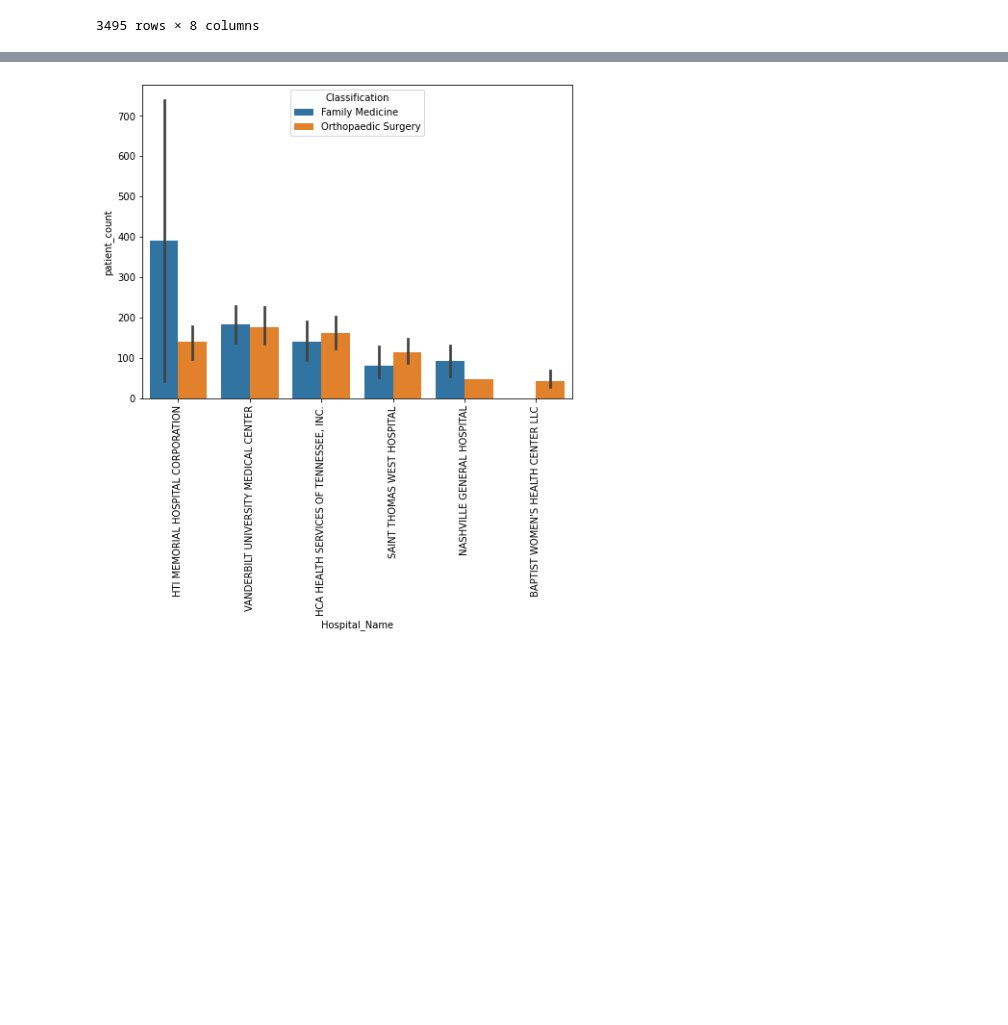
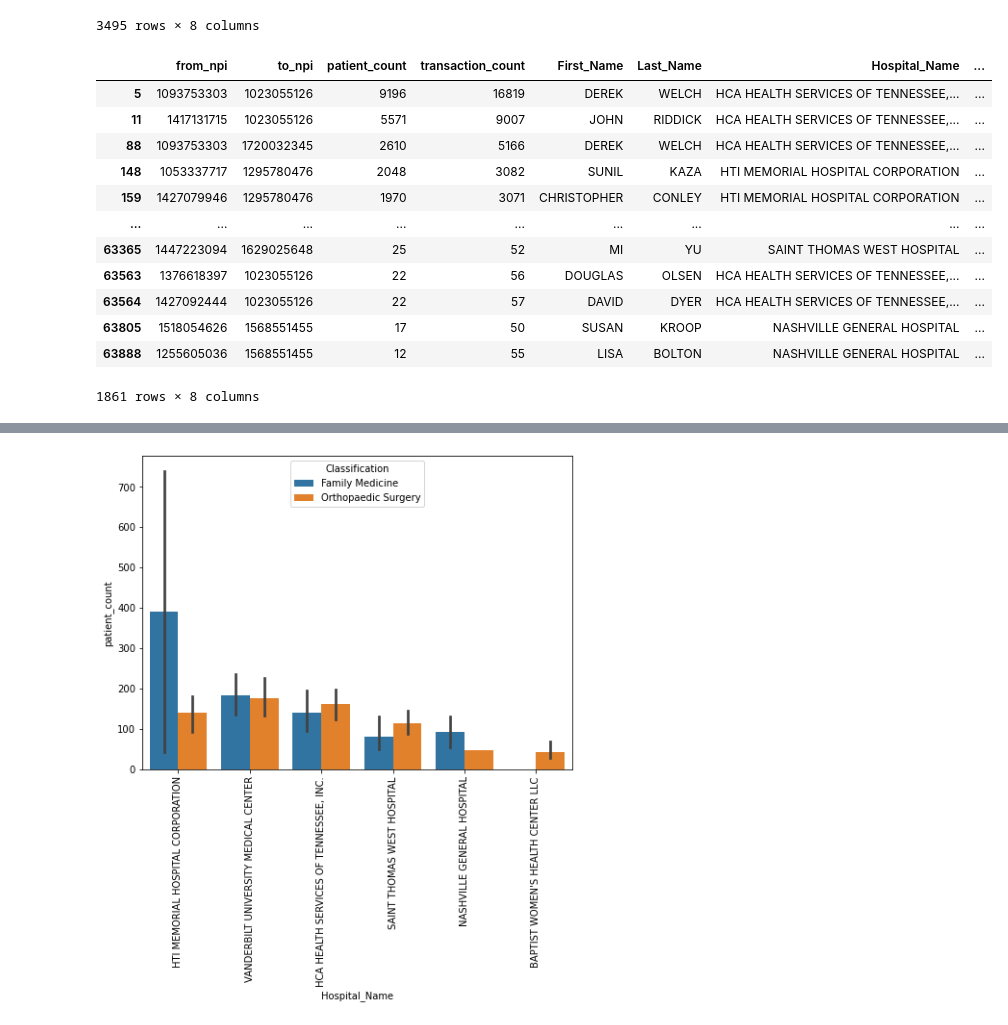
Before and after one commit to nss-data-science-cohort-6/hop_team-double-eagle-ii, a Jupyter notebook: Analysis -- v1.ipynb, the cells around one changed output, grey strips where cells are left out. Cells and saved outputs as stored; diff of their text form; code cells hidden in the pictures; blank space fills up the shorter version.

```diff
--- a/Analysis -- v1.ipynb
+++ b/Analysis -- v1.ipynb
@@ -241,3 +227,26 @@ Nash_NPI
 | 63888 | 1255605036 | 1568551455 | 12 | 55 | LISA | BOLTON | NASHVILLE GENERAL HOSPITAL | ... |
 | 63893 | 1508060872 | 1558408633 | 12 | 154 | LAWRENCE | GAINES | VANDERBILT UNIVERSITY MEDICAL CENTER | ... |
 3495 rows × 8 columns
+# %%
+Nash_NPI_Minus_Vandy = specialist_test[specialist_test.Hospital_Name.isin(['HCA HEALTH SERVICES OF TENNESSEE, INC.',
+       'HTI MEMORIAL HOSPITAL CORPORATION', 'SAINT THOMAS WEST HOSPITAL',
+       'NASHVILLE GENERAL HOSPITAL', "BAPTIST WOMEN'S HEALTH CENTER LLC",
+       'SELECT SPECIALTY HOSPITAL - NASHVILLE LLC', 'SETON CORPORATION',
+       'CURAHEALTH NASHVILLE, LLC',
+       'STATE OF TENNESSEE STATE F&A PAYROLL'])]
+
+Nash_NPI_Minus_Vandy
+# %% [output]
+|  | from_npi | to_npi | patient_count | transaction_count | First_Name | Last_Name | Hospital_Name | ... |
+| 5 | 1093753303 | 1023055126 | 9196 | 16819 | DEREK | WELCH | HCA HEALTH SERVICES OF TENNESSEE,... | ... |
+| 11 | 1417131715 | 1023055126 | 5571 | 9007 | JOHN | RIDDICK | HCA HEALTH SERVICES OF TENNESSEE,... | ... |
+| 88 | 1093753303 | 1720032345 | 2610 | 5166 | DEREK | WELCH | HCA HEALTH SERVICES OF TENNESSEE,... | ... |
+| 148 | 1053337717 | 1295780476 | 2048 | 3082 | SUNIL | KAZA | HTI MEMORIAL HOSPITAL CORPORATION | ... |
+| 159 | 1427079946 | 1295780476 | 1970 | 3071 | CHRISTOPHER | CONLEY | HTI MEMORIAL HOSPITAL CORPORATION | ... |
+| ... | ... | ... | ... | ... | ... | ... | ... | ... |
+| 63365 | 1447223094 | 1629025648 | 25 | 52 | MI | YU | SAINT THOMAS WEST HOSPITAL | ... |
+| 63563 | 1376618397 | 1023055126 | 22 | 56 | DOUGLAS | OLSEN | HCA HEALTH SERVICES OF TENNESSEE,... | ... |
+| 63564 | 1427092444 | 1023055126 | 22 | 57 | DAVID | DYER | HCA HEALTH SERVICES OF TENNESSEE,... | ... |
+| 63805 | 1518054626 | 1568551455 | 17 | 50 | SUSAN | KROOP | NASHVILLE GENERAL HOSPITAL | ... |
+| 63888 | 1255605036 | 1568551455 | 12 | 55 | LISA | BOLTON | NASHVILLE GENERAL HOSPITAL | ... |
+1861 rows × 8 columns
```
Also changed, not shown: parts of 9 cells of this notebook.
